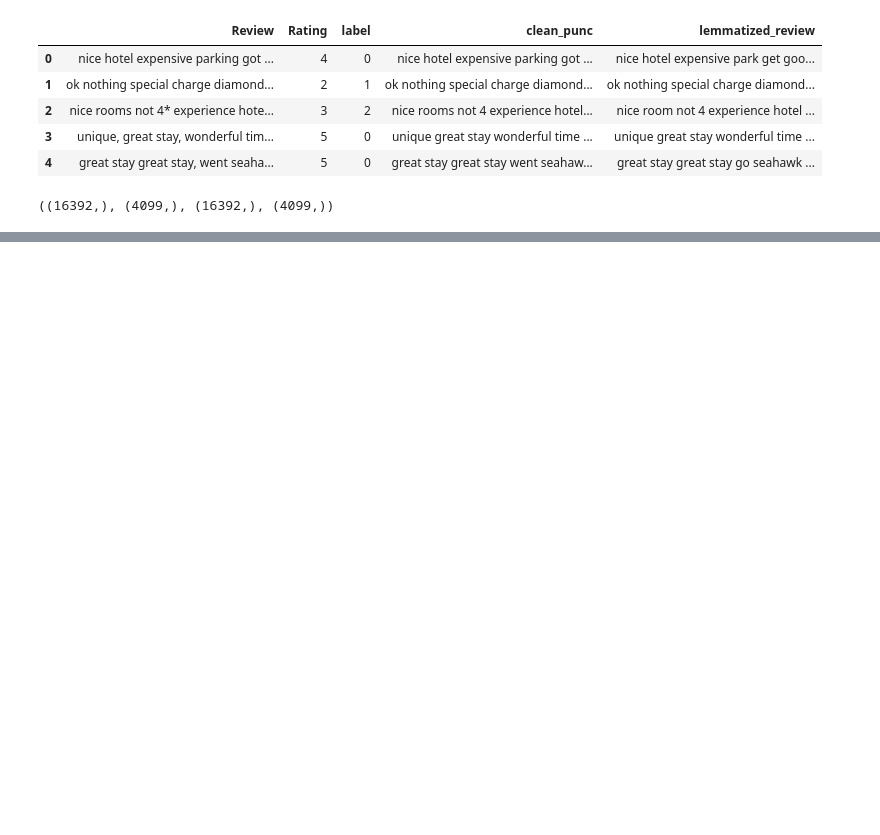
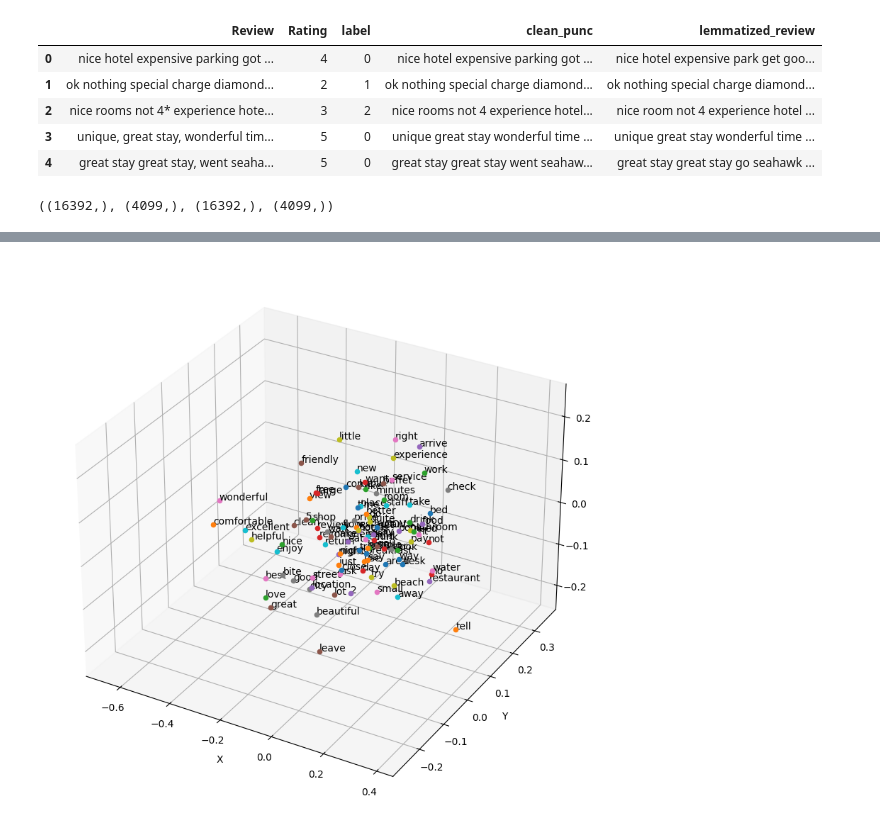
Before and after one commit to mausneg/Aspect-Based-Sentiment-Analysis-Hotel-Review, a Jupyter notebook: model.ipynb, the cells around one changed output, grey strips where cells are left out. Saved outputs shown, nothing was run; the diff lists cells and outputs as text; code cells hidden in the pictures; blank space fills up the shorter version.

```diff
--- a/model.ipynb
+++ b/model.ipynb
@@ -159,2 +154,24 @@ plt.show()
 # %%
 model.save('model.h5')
+# %%
+embeddings = model.layers[0].get_weights()[0]
+pca = PCA(n_components=3, random_state=42)
+embeddings_3d = pca.fit_transform(embeddings)
+
+fig = plt.figure(figsize=(10, 10))
+ax = fig.add_subplot(111, projection='3d')
+word_index = tokenizer.word_index
+n_words = min(100, len(word_index))
+
+for word, index in list(word_index.items())[:n_words]:
+    x, y, z = embeddings_3d[index]
+    ax.scatter(x, y, z)
+    ax.text(x, y, z, word)
+
+ax.set_xlabel('X')
+ax.set_ylabel('Y')
+ax.set_zlabel('Z')
+
+plt.show()
+# %% [output]
+[figure, added]
```
Also changed, not shown: parts of 13 cells of this notebook, 1 other file.
